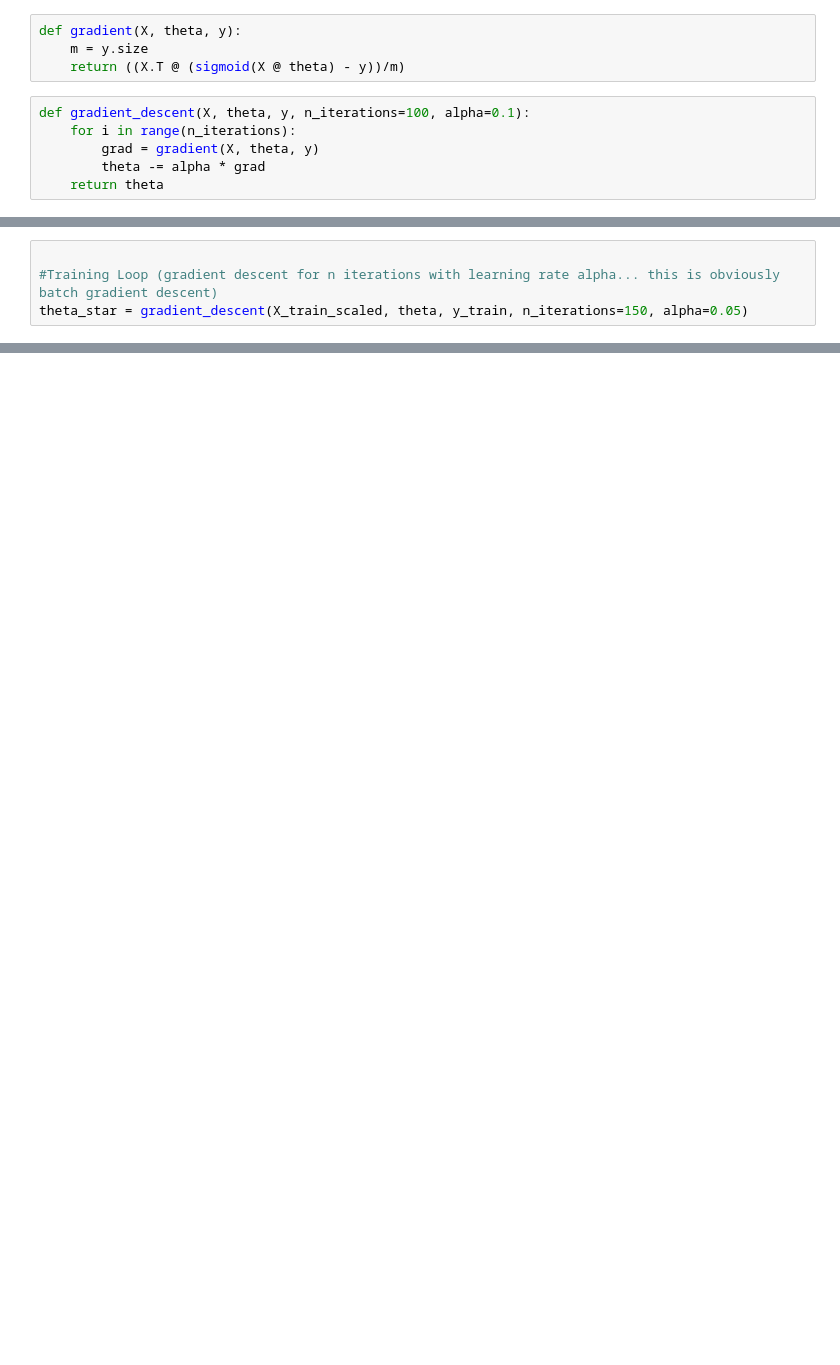
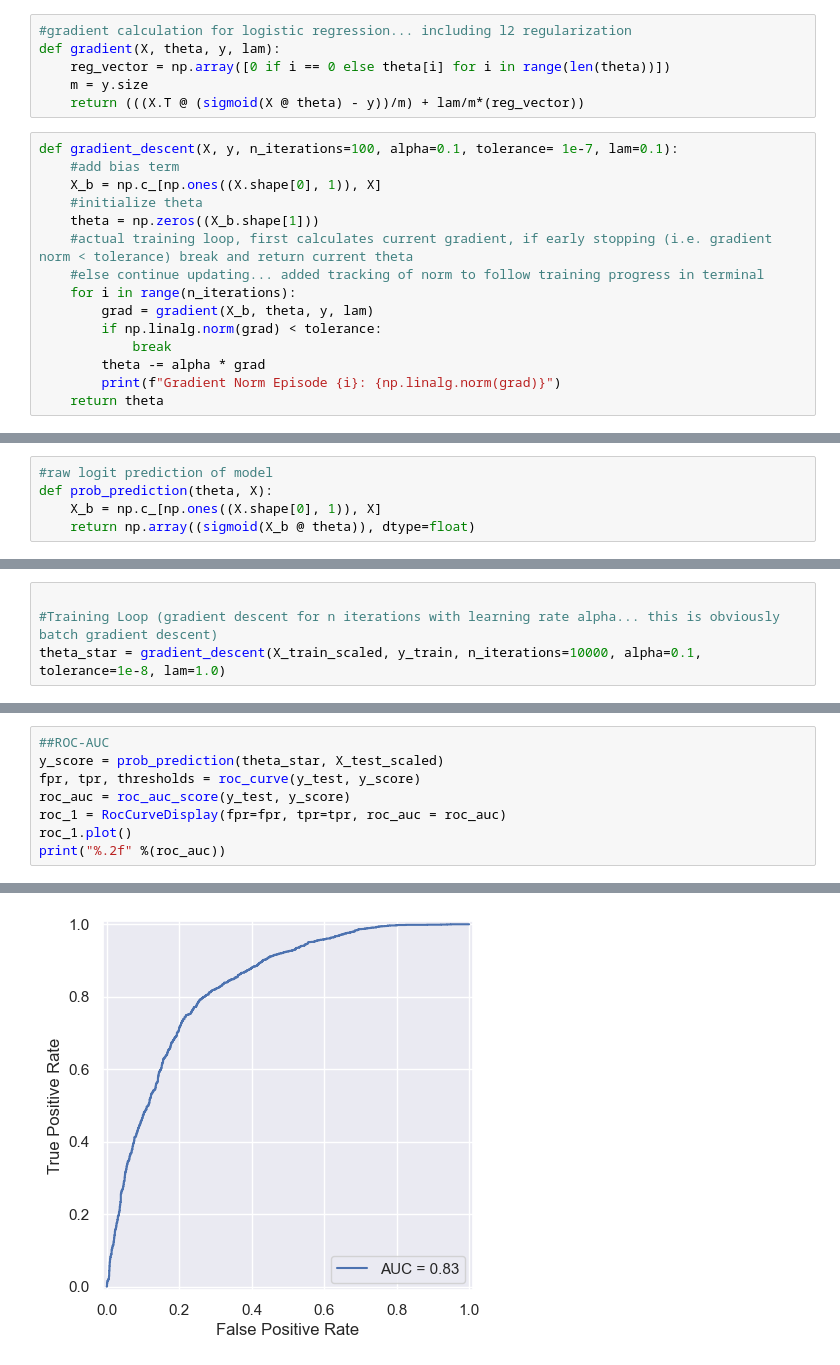
Before and after one commit to mdotloading/LogisticRegressionFromScratch, a Jupyter notebook: log_reg.ipynb, the cells around one changed output, grey strips where cells are left out. Drawn from its saved outputs; the diff is of its cells as text; blank space fills up the shorter version.

```diff
--- a/log_reg.ipynb
+++ b/log_reg.ipynb
@@ -19,13 +18,24 @@ theta = np.ones((X.shape[1]))
 def sigmoid(z):
     return 1.0 / (1 + np.exp(-z))
 # %%
-def gradient(X, theta, y):
+#gradient calculation for logistic regression... including l2 regularization
+def gradient(X, theta, y, lam):
+    reg_vector = np.array([0 if i == 0 else theta[i] for i in range(len(theta))])
     m = y.size
-    return ((X.T @ (sigmoid(X @ theta) - y))/m)
+    return (((X.T @ (sigmoid(X @ theta) - y))/m) + lam/m*(reg_vector))
 # %%
-def gradient_descent(X, theta, y, n_iterations=100, alpha=0.1):
+def gradient_descent(X, y, n_iterations=100, alpha=0.1, tolerance= 1e-7, lam=0.1):
+    #add bias term
+    X_b = np.c_[np.ones((X.shape[0], 1)), X]
+    #initialize theta
+    theta = np.zeros((X_b.shape[1]))
+    #actual training loop, first calculates current gradient, if early stopping (i.e. gradient norm < tolerance) break and return current theta
+    #else continue updating... added tracking of norm to follow training progress in terminal
     for i in range(n_iterations):
-        grad = gradient(X, theta, y)
+        grad = gradient(X_b, theta, y, lam)
+        if np.linalg.norm(grad) < tolerance:
+            break
         theta -= alpha * grad
+        print(f"Gradient Norm Episode {i}: {np.linalg.norm(grad)}")
     return theta
 # %%
@@ -34 +46,6 @@ def prediction(theta, X):
+# %%
+#raw logit prediction of model
+def prob_prediction(theta, X):
+    X_b = np.c_[np.ones((X.shape[0], 1)), X]
+    return np.array((sigmoid(X_b @ theta)), dtype=float)
 # %%
@@ -40,5 +58,5 @@ X_test_scaled = scaler.transform(X_test)
 # %%
 
 #Training Loop (gradient descent for n iterations with learning rate alpha... this is obviously batch gradient descent)
-theta_star = gradient_descent(X_train_scaled, theta, y_train, n_iterations=150, alpha=0.05)
+theta_star = gradient_descent(X_train_scaled, y_train, n_iterations=10000, alpha=0.1, tolerance=1e-8, lam=1.0)
 # %% [output]
@@ -64,0 +97,9 @@ Precision: 0.8182579564489112
+# %%
+##ROC-AUC
+y_score = prob_prediction(theta_star, X_test_scaled)
+fpr, tpr, thresholds = roc_curve(y_test, y_score)
+roc_auc = roc_auc_score(y_test, y_score)
+roc_1 = RocCurveDisplay(fpr=fpr, tpr=tpr, roc_auc = roc_auc)
+roc_1.plot()
+print("%.2f" %(roc_auc))
+# %% [output]
@@ -64,0 +107 @@ Precision: 0.8182579564489112
+[figure, added]
```
Also changed, not shown: parts of 8 cells of this notebook.
